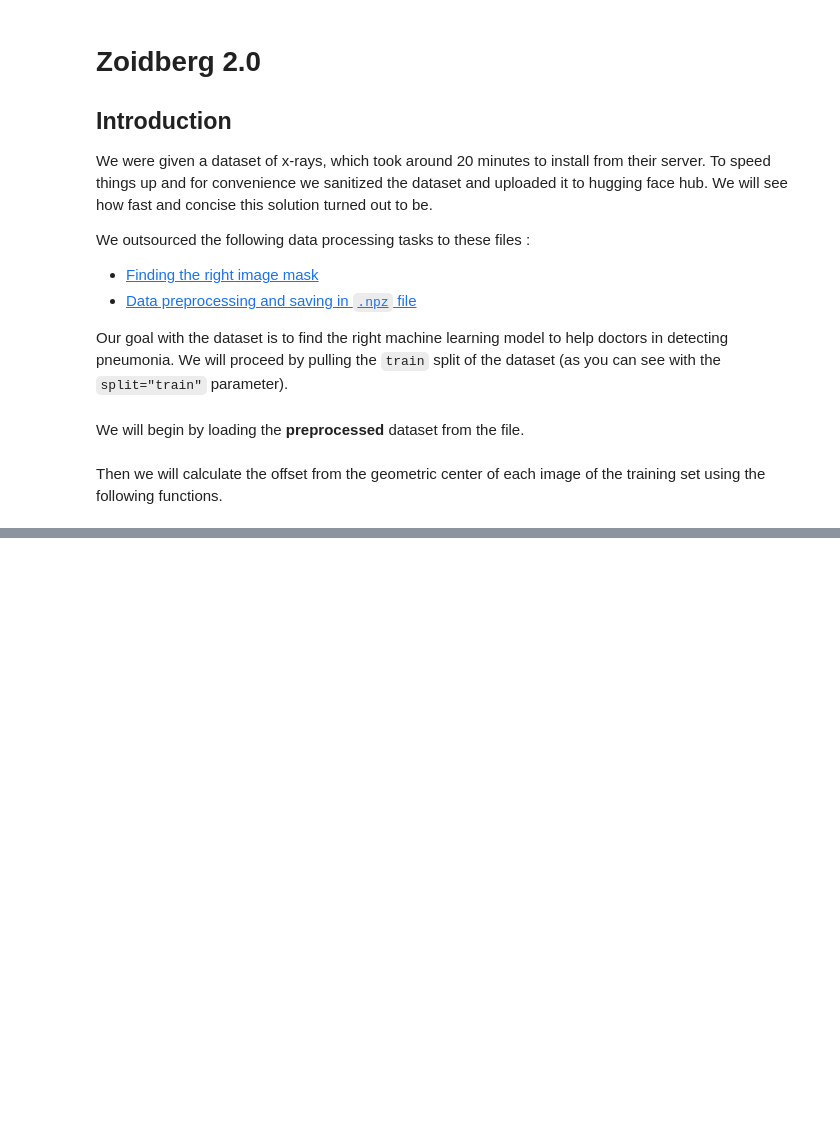
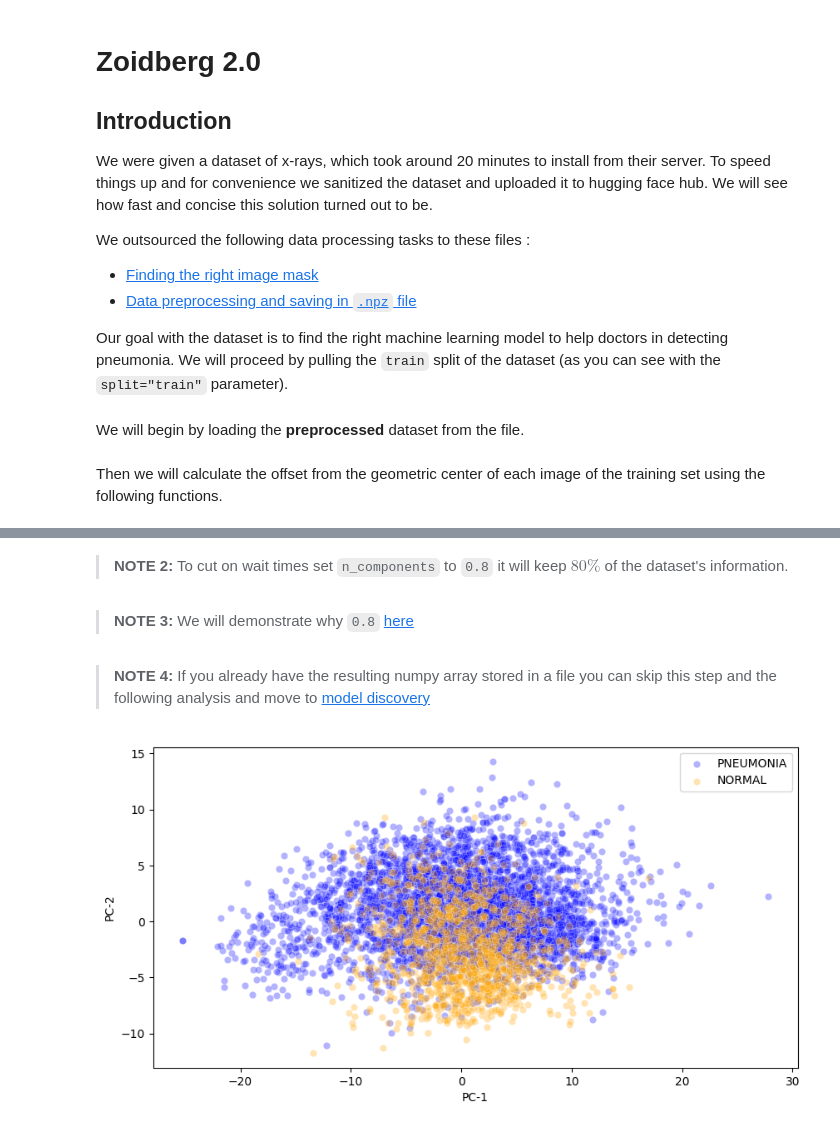
Before and after one commit to Az-r-ow/zoidberg, a Jupyter notebook: revised_main.ipynb, the cells around one changed output, grey strips where cells are left out. Cells and saved outputs as stored; diff of their text form; code cells hidden in the pictures; blank space fills up the shorter version.

```diff
--- a/revised_main.ipynb
+++ b/revised_main.ipynb
@@ -122,0 +139,29 @@ We can notice that on the y axis, the points are pulled towards the bottom which
+# %% [markdown]
+> **NOTE 2:** To cut on wait times set `n_components` to `0.8` it will keep $80\%$ of the dataset's information.
+# %% [markdown]
+> **NOTE 3:** We will demonstrate why `0.8` [here](#comparing-classification-results-with-different-n_components)
+# %% [markdown]
+> **NOTE 4:** If you already have the resulting numpy array stored in a file you can skip this step and the following analysis and move to [model discovery](#model-discovery)
+# %%
+# The following function will flatten the images to vectors
+# It will also normalized their values (between 0 and 1)
+def normalize_images(images):
+    return np.array([np.asarray(img).ravel() / 255.0 for img in images])
+# %%
+from sklearn.decomposition import PCA
+
+pca = PCA(n_components=0.8)
+
+x_train_pca = pca.fit_transform(normalize_images(x_train))
+np.save("./datasets/x_train_pca", x_train_pca)
+# %%
+%matplotlib inline
+import seaborn as sns
+
+plt.figure(figsize=(10, 5))
+sns.scatterplot(x=x_train_pca[y_train == 1, 0], y=x_train_pca[y_train == 1, 1], color="blue", label="PNEUMONIA", alpha=0.3)
+sns.scatterplot(x=x_train_pca[y_train == 0, 0], y=x_train_pca[y_train == 0, 1], color="orange", label="NORMAL", alpha=0.3)
+plt.xlabel("PC-1"), plt.ylabel("PC-2")
+plt.show()
+# %% [output]
+[figure, added]
```
Also changed, not shown: parts of 7 cells of this notebook, 2 other files.
